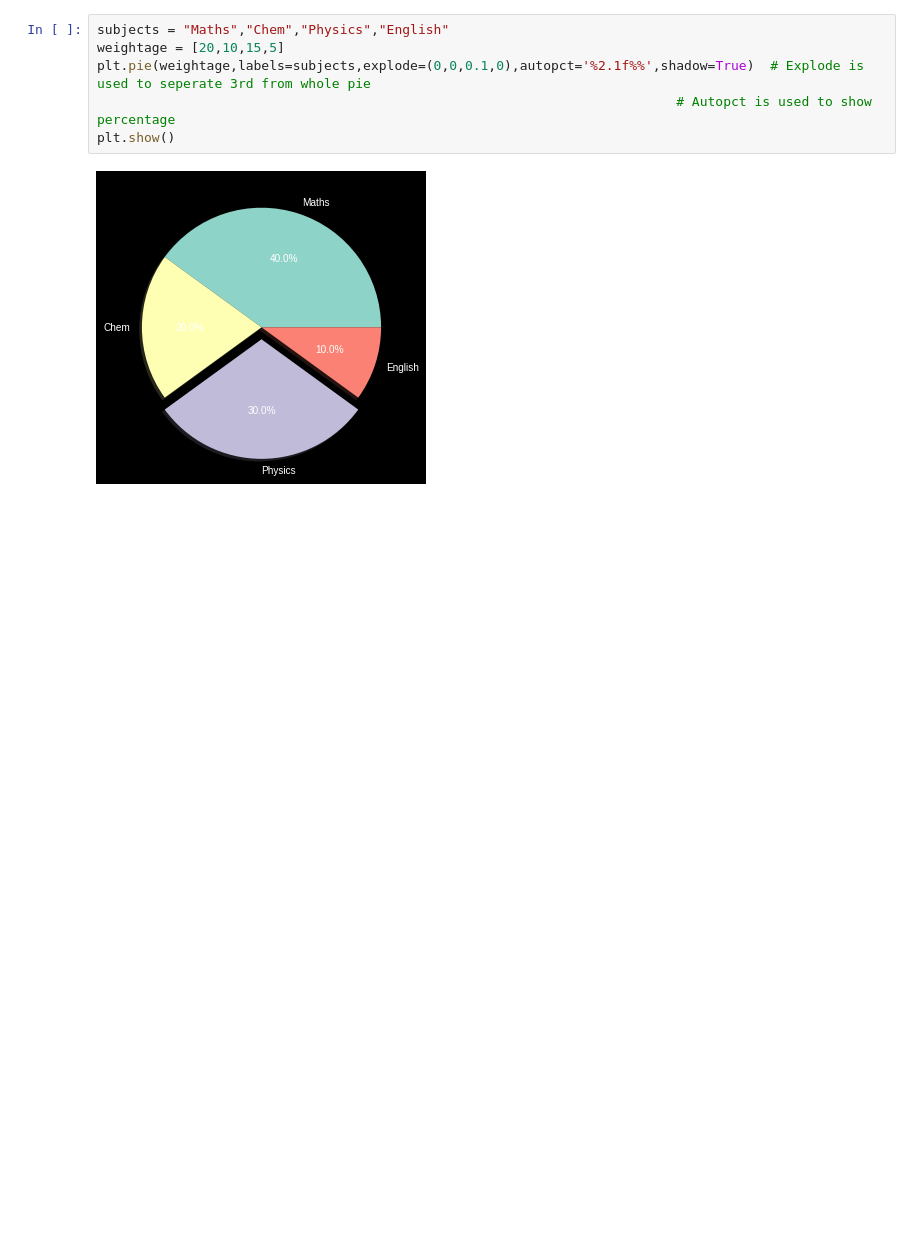
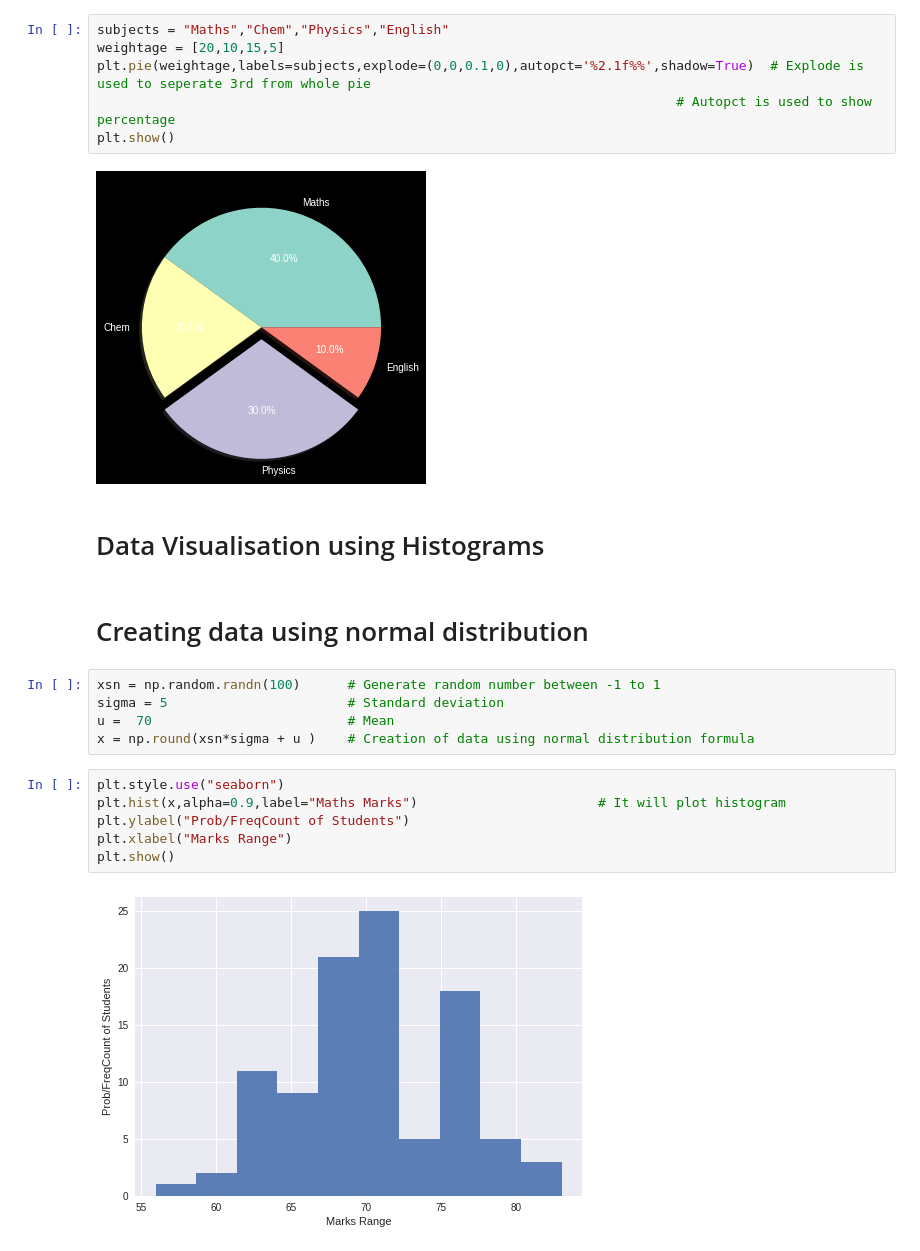
Before and after one commit to coder20910/Machine-Learning, a Jupyter notebook: MatPlotLib.ipynb, the cells around one changed output. Saved outputs shown, nothing was run; the diff lists cells and outputs as text; blank space fills up the shorter version.

```diff
--- a/MatPlotLib.ipynb
+++ b/MatPlotLib.ipynb
@@ -73,3 +73,20 @@ plt.pie(weightage,labels=subjects,explode=(0,0,0.1,0),autopct='%2.1f%%',shadow=T
 plt.show()
 # %% [output]
 [figure]
+# %% [markdown]
+# Data Visualisation using Histograms
+# %% [markdown]
+# Creating data using normal distribution
+# %%
+xsn = np.random.randn(100)      # Generate random number between -1 to 1
+sigma = 5                       # Standard deviation
+u =  70                         # Mean
+x = np.round(xsn*sigma + u )    # Creation of data using normal distribution formula
+# %%
+plt.style.use("seaborn")
+plt.hist(x,alpha=0.9,label="Maths Marks")                       # It will plot histogram
+plt.ylabel("Prob/FreqCount of Students")
+plt.xlabel("Marks Range")
+plt.show()
+# %% [output]
+[figure, added]
```
